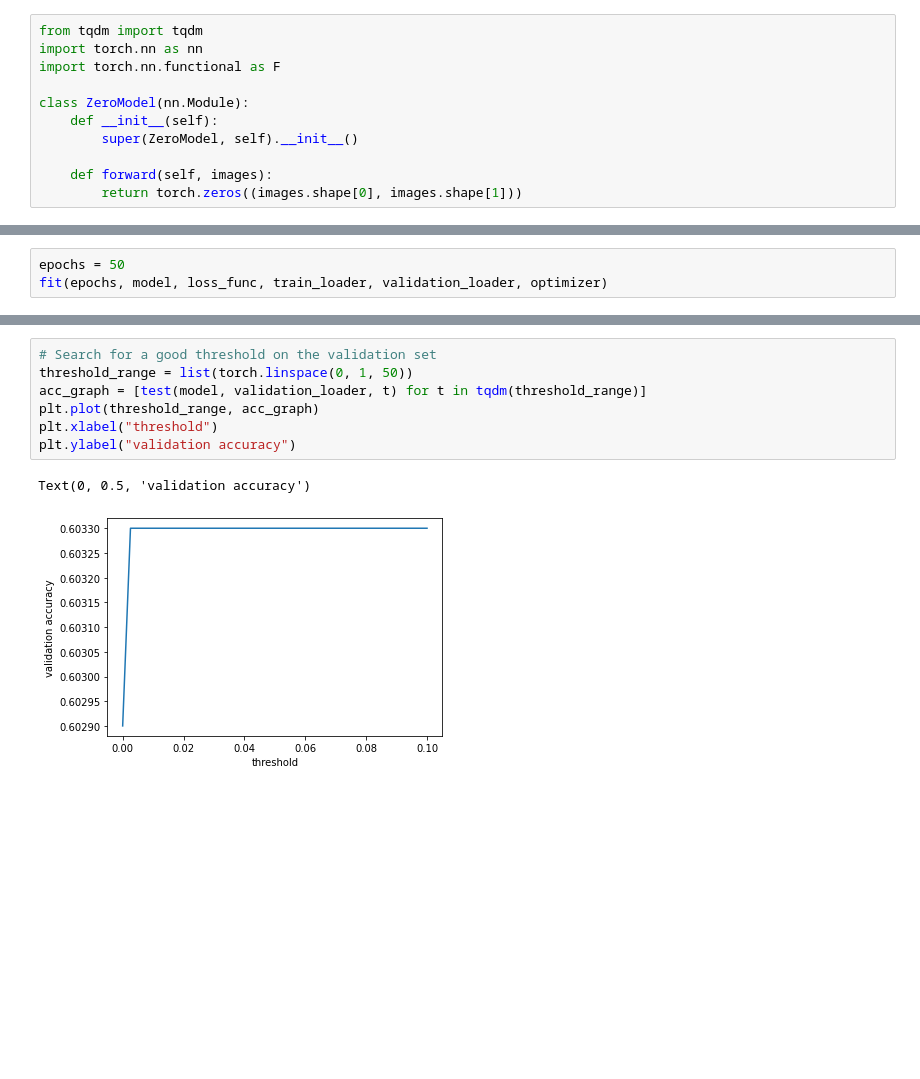
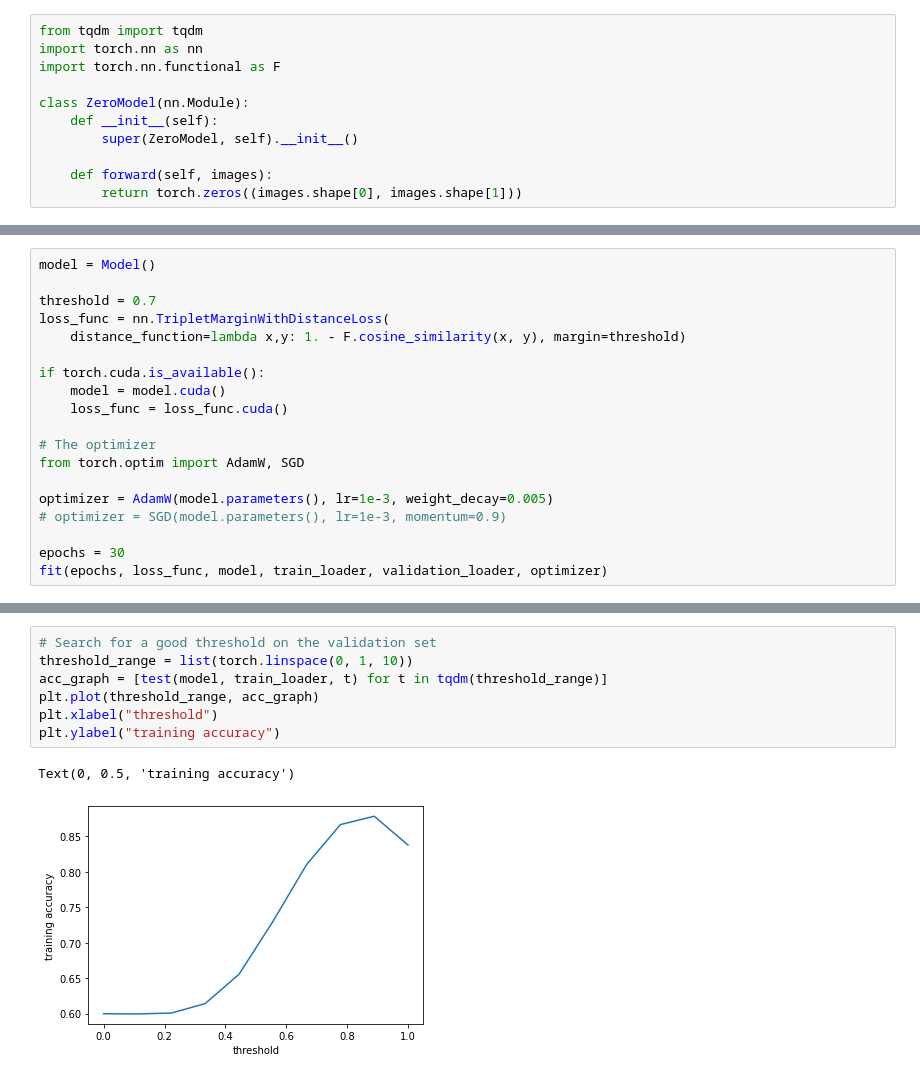
Before and after one commit to mandjevant/tue-deeplearning, a Jupyter notebook: assignments/assignment_1/Assignment_1_peter_triplets.ipynb, the cells around one changed output, grey strips where cells are left out. Drawn from its saved outputs; the diff is of its cells as text; blank space fills up the shorter version.

Commit message:
switch to cosine similarity, problem: overfitting

```diff
--- a/assignments/assignment_1/Assignment_1_peter_triplets.ipynb
+++ b/assignments/assignment_1/Assignment_1_peter_triplets.ipynb
@@ -357,6 +357,22 @@ Validation accuracy: 0.5978
 Test accuracy: 0.6114
 # %%
-epochs = 50
-fit(epochs, model, loss_func, train_loader, validation_loader, optimizer)
+model = Model()
+
+threshold = 0.7
+loss_func = nn.TripletMarginWithDistanceLoss(
+    distance_function=lambda x,y: 1. - F.cosine_similarity(x, y), margin=threshold)
+
+if torch.cuda.is_available():
+    model = model.cuda()
+    loss_func = loss_func.cuda()
+
+# The optimizer
+from torch.optim import AdamW, SGD
+
+optimizer = AdamW(model.parameters(), lr=1e-3, weight_decay=0.005)
+# optimizer = SGD(model.parameters(), lr=1e-3, momentum=0.9)
+
+epochs = 30
+fit(epochs, loss_func, model, train_loader, validation_loader, optimizer)
 # %% [output]
 Epoch 1
@@ -380,10 +424,10 @@ Average loss: 0.017798274961594748
 # %%
 # Search for a good threshold on the validation set
-threshold_range = list(torch.linspace(0, 1, 50))
-acc_graph = [test(model, validation_loader, t) for t in tqdm(threshold_range)]
+threshold_range = list(torch.linspace(0, 1, 10))
+acc_graph = [test(model, train_loader, t) for t in tqdm(threshold_range)]
 plt.plot(threshold_range, acc_graph)
 plt.xlabel("threshold")
-plt.ylabel("validation accuracy")
+plt.ylabel("training accuracy")
 # %% [output]
-Text(0, 0.5, 'validation accuracy')
+Text(0, 0.5, 'training accuracy')
-[figure, old version]
+[figure, new version]
```
Also changed, not shown: parts of 12 cells of this notebook.
